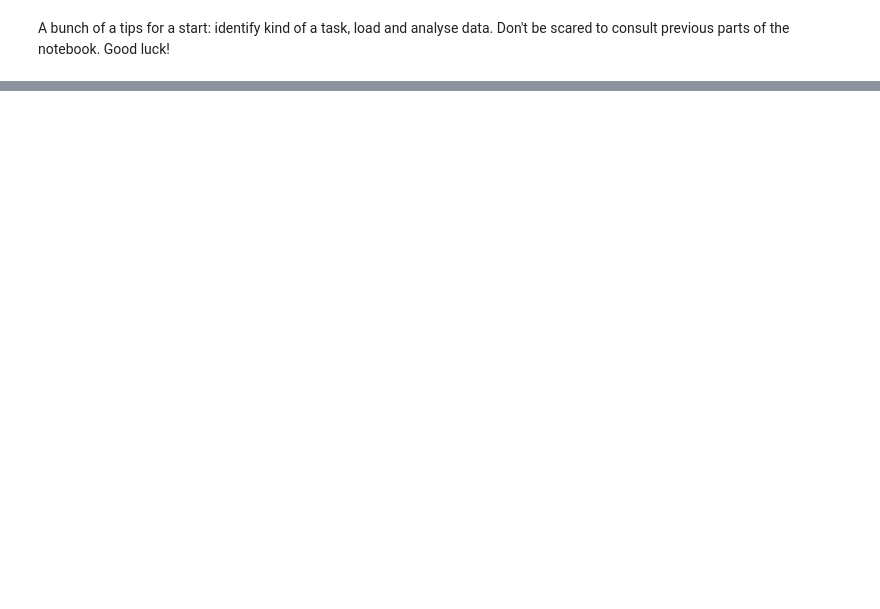
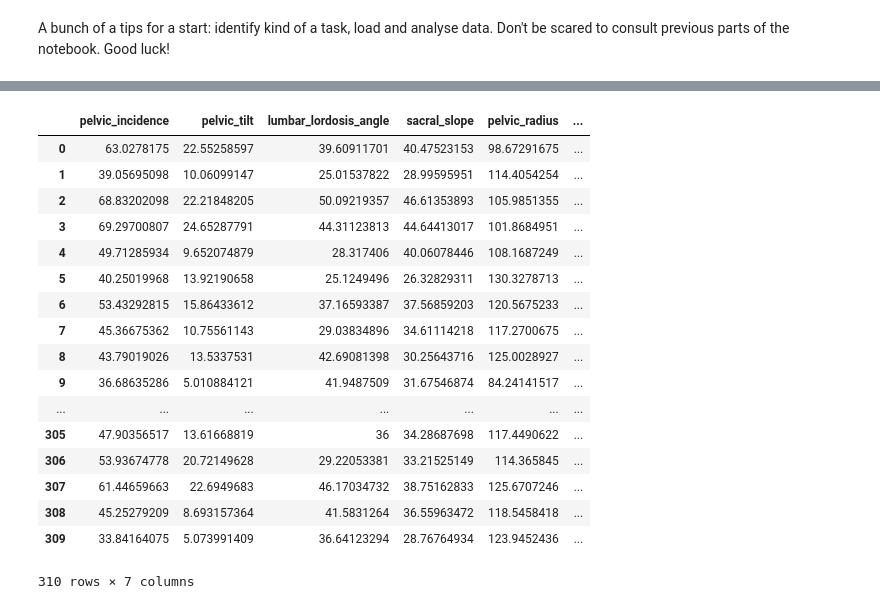
Before and after one commit to PUTvision/MLWorkshopPyCon2018, a Jupyter notebook: Solutions to say hello to machine learning in Python.ipynb, the cells around one changed output, grey strips where cells are left out. Drawn from its saved outputs; the diff is of its cells as text; code cells hidden in the pictures; blank space fills up the shorter version.

```diff
--- a/Solutions to say hello to machine learning in Python.ipynb
+++ b/Solutions to say hello to machine learning in Python.ipynb
@@ -589,0 +606,23 @@ A bunch of a tips for a start: identify kind of a task, load and analyse data. D
+# %%
+# Next, we should load the data, and analyse it a bit.
+df = pd.read_csv(ORTHOPEDIC_PATIENTS_DATASET_PATH)
+df
+# %% [output]
+|  | pelvic_incidence | pelvic_tilt | lumbar_lordosis_angle | sacral_slope | pelvic_radius | ... |
+| 0 | 63.0278175 | 22.55258597 | 39.60911701 | 40.47523153 | 98.67291675 | ... |
+| 1 | 39.05695098 | 10.06099147 | 25.01537822 | 28.99595951 | 114.4054254 | ... |
+| 2 | 68.83202098 | 22.21848205 | 50.09219357 | 46.61353893 | 105.9851355 | ... |
+| 3 | 69.29700807 | 24.65287791 | 44.31123813 | 44.64413017 | 101.8684951 | ... |
+| 4 | 49.71285934 | 9.652074879 | 28.317406 | 40.06078446 | 108.1687249 | ... |
+| 5 | 40.25019968 | 13.92190658 | 25.1249496 | 26.32829311 | 130.3278713 | ... |
+| 6 | 53.43292815 | 15.86433612 | 37.16593387 | 37.56859203 | 120.5675233 | ... |
+| 7 | 45.36675362 | 10.75561143 | 29.03834896 | 34.61114218 | 117.2700675 | ... |
+| 8 | 43.79019026 | 13.5337531 | 42.69081398 | 30.25643716 | 125.0028927 | ... |
+| 9 | 36.68635286 | 5.010884121 | 41.9487509 | 31.67546874 | 84.24141517 | ... |
+| ... | ... | ... | ... | ... | ... | ... |
+| 305 | 47.90356517 | 13.61668819 | 36 | 34.28687698 | 117.4490622 | ... |
+| 306 | 53.93674778 | 20.72149628 | 29.22053381 | 33.21525149 | 114.365845 | ... |
+| 307 | 61.44659663 | 22.6949683 | 46.17034732 | 38.75162833 | 125.6707246 | ... |
+| 308 | 45.25279209 | 8.693157364 | 41.5831264 | 36.55963472 | 118.5458418 | ... |
+| 309 | 33.84164075 | 5.073991409 | 36.64123294 | 28.76764934 | 123.9452436 | ... |
+310 rows × 7 columns
```
Also changed, not shown: parts of 27 cells of this notebook, 1 other file.
